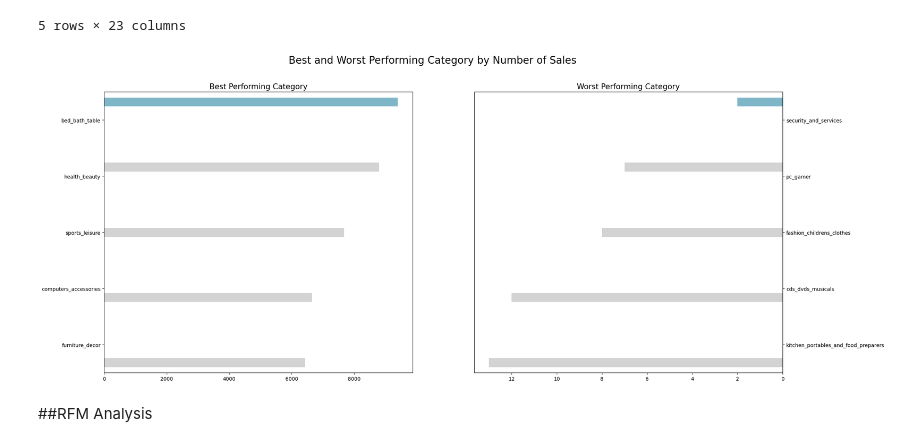
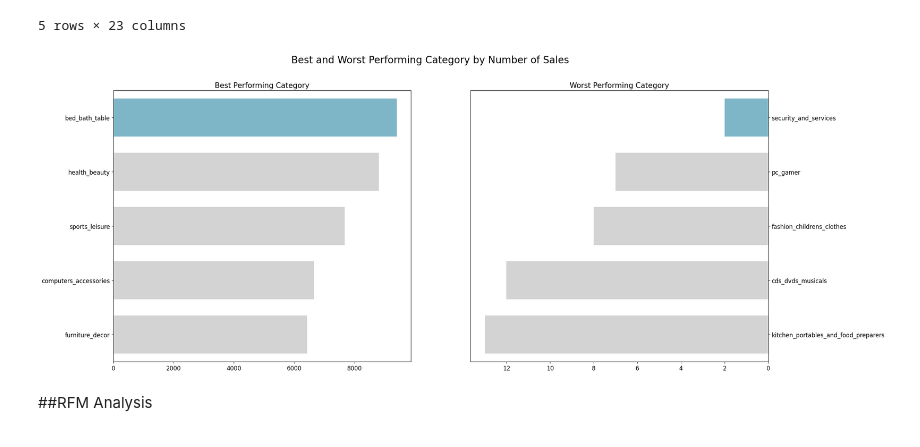
Before and after one commit to RandyTunru/E-CommerceDatasetAnalysis, a Jupyter notebook: Ecommerce_data_analysis_notebook.ipynb, the cells around one changed output. Saved outputs shown, nothing was run; the diff lists cells and outputs as text; code cells hidden in the pictures.

```diff
--- a/Ecommerce_data_analysis_notebook.ipynb
+++ b/Ecommerce_data_analysis_notebook.ipynb
@@ -805,31 +807,38 @@ ordered_items_category_df.head()
 # %%
 ordered_category_amount_df = ordered_items_category_df.groupby("product_category_name_english").order_id.nunique().reset_index()
 
 ordered_category_amount_df.rename(columns={"order_id": "order_amount"}, inplace=True)
 
 colors = ["#72BCD4", "#D3D3D3", "#D3D3D3", "#D3D3D3", "#D3D3D3"]
 
 fig, ax = plt.subplots(nrows=1, ncols=2, figsize=(24,10))
 
-sns.barplot(x="order_amount", y="product_category_name_english", data=ordered_category_amount_df.sort_values("order_amount", ascending=False).head(5), palette=colors, hue="product_category_name_english", ax=ax[0])
-ax[0].set_ylabel(None)
-ax[0].set_xlabel(None)
+sns.barplot(x="order_amount", y="product_category_name_english", data=ordered_category_amount_df.sort_values("order_amount", ascending=False).head(5), palette=colors, hue="product_category_name_english", ax=ax[0], width=0.7, dodge=False)
+ax[0].set_ylabel(None, fontsize=14)
+ax[0].set_xlabel(None, fontsize=14)
 ax[0].set_title("Best Performing Category", loc="center", fontsize=15)
 ax[0].legend().remove()
+ax[0].tick_params(axis='x', labelsize=12)
+ax[0].tick_params(axis='y', labelsize=12)
 
-sns.barplot(x="order_amount", y="product_category_name_english", data=ordered_category_amount_df.sort_values("order_amount").head(5), palette=colors, hue="product_category_name_english", ax=ax[1])
+sns.barplot(x="order_amount", y="product_category_name_english", data=ordered_category_amount_df.sort_values("order_amount").head(5), palette=colors, hue="product_category_name_english", ax=ax[1], width=0.7, dodge=False)
 ax[1].set_ylabel(None)
 ax[1].set_xlabel(None)
 ax[1].set_title("Worst Performing Category", loc="center", fontsize=15)
 ax[1].invert_xaxis()
 ax[1].yaxis.set_label_position("right")
 ax[1].yaxis.tick_right()
 ax[1].legend().remove()
+ax[1].tick_params(axis='x', labelsize=12)
+ax[1].tick_params(axis='y', labelsize=12)
+
+
+
 
 plt.suptitle("Best and Worst Performing Category by Number of Sales", fontsize=20)
 plt.show()
 # %% [output]
-[figure, old version]
+[figure, new version]
 # %% [markdown]
 ##RFM Analysis
 # %%
```
Also changed, not shown: parts of 2 cells of this notebook, 1 other file.
